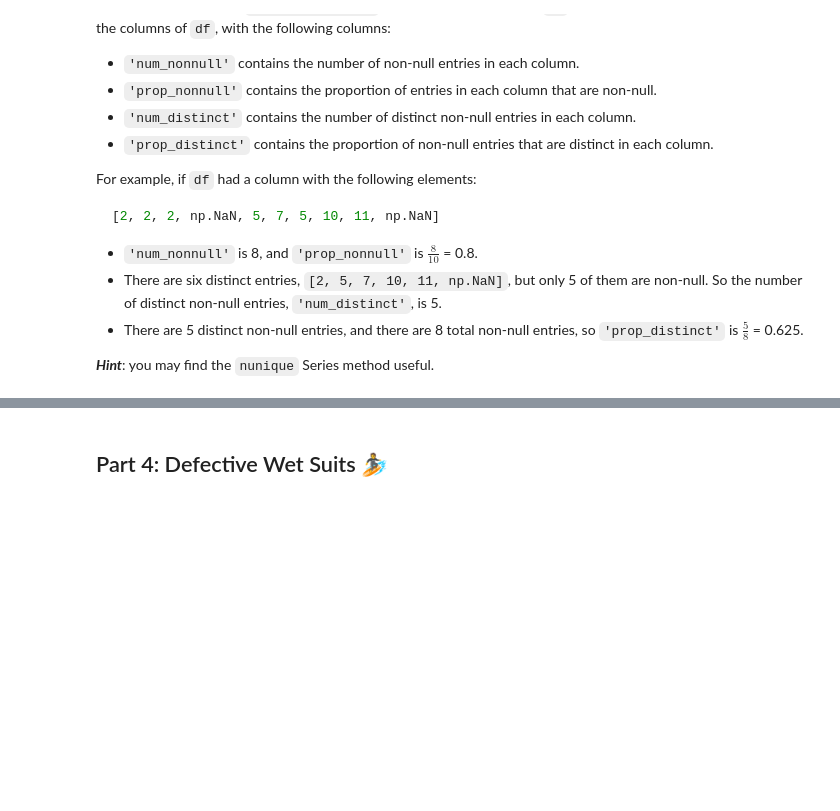
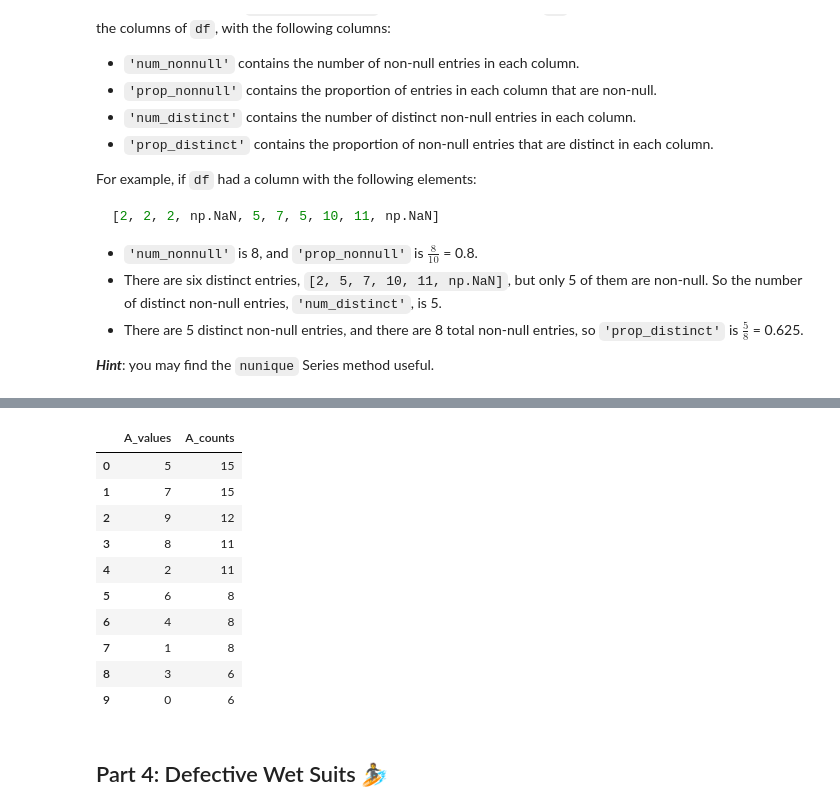
Before and after one commit to zaki1503/dsc80-2022-fa, a Jupyter notebook: labs/02-pandas/assignment/lab.ipynb, the cells around one changed output, grey strips where cells are left out. Drawn from its saved outputs; the diff is of its cells as text; code cells hidden in the pictures; blank space fills up the shorter version.

```diff
--- a/labs/02-pandas/assignment/lab.ipynb
+++ b/labs/02-pandas/assignment/lab.ipynb
@@ -319,3 +444,9 @@ For example, consider the subset of the `salaries` DataFrame from Lecture 1/2 sh
 ***Note:*** you can loop through the *columns* of `df` to construct your output. You should **not** be looping through rows.
 
 ***Hint:*** You may find that initializing an empty DataFrame with `N` rows and adding columns to it is useful in your implementation.
+# %%
+data = np.random.choice(range(10), size=(100, 2))
+df = pd.DataFrame(data, columns='A B'.split())
+df
+
+df['A'].value_counts()[:10]
@@ -322,3 +489,27 @@ For example, consider the subset of the `salaries` DataFrame from Lecture 1/2 sh
+# %%
+df
+n=12
+out = pd.DataFrame()
+col='A'
+vals = df[col].value_counts().index.tolist()
+cts = df[col].value_counts().tolist()
+vals[:n].extend([np.NaN]*(n-len(vals)))
+cts[:n].extend([np.NaN]*(n-len(vals)))
+out[col+'_values'] = vals[:n]
+out[col+'_counts'] = cts[:n]
+out
+# %% [output]
+|  | A_values | A_counts |
+| 0 | 5 | 15 |
+| 1 | 7 | 15 |
+| 2 | 9 | 12 |
+| 3 | 8 | 11 |
+| 4 | 2 | 11 |
+| 5 | 6 | 8 |
+| 6 | 4 | 8 |
+| 7 | 1 | 8 |
+| 8 | 3 | 6 |
+| 9 | 0 | 6 |
 # %%
 # don't change this cell -- it is needed for the tests to work
 common_data = np.random.choice(range(10), size=(100, 2))
```
Also changed, not shown: parts of 22 cells of this notebook, 3 other files.
